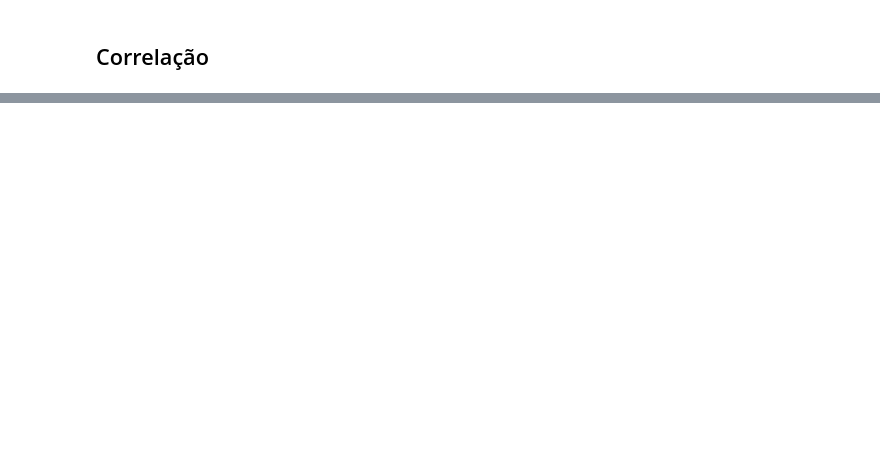
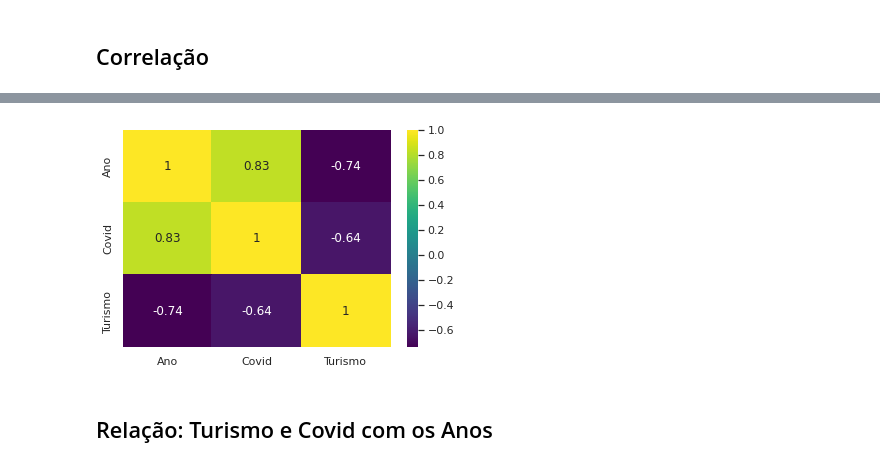
Before and after one commit to celsina/analise-turismo-internacional, a Jupyter notebook: Analise_Turismo/Analise_Turismo_Internacional.ipynb, the cells around one changed output, grey strips where cells are left out. Cells and saved outputs as stored; diff of their text form; code cells hidden in the pictures; blank space fills up the shorter version.

```diff
--- a/Analise_Turismo/Analise_Turismo_Internacional.ipynb
+++ b/Analise_Turismo/Analise_Turismo_Internacional.ipynb
@@ -565,0 +519,4 @@ Neste caso, o número de turistas internacionais desembarcados nos estados do no
+# %%
+# Lendo base de dados: covid e chegada de turistas
+
+turismo_covid = pd.read_csv('turismo_covid.csv')
@@ -565,0 +538,9 @@ Neste caso, o número de turistas internacionais desembarcados nos estados do no
+# %%
+# Correlação com os dados da covid o turismo e o ano
+
+turismo_covid.corr()
+sns.heatmap(turismo_covid.corr(), cmap='viridis', annot=True);
+# %% [output]
+[figure, added]
+# %% [markdown]
+## Relação: Turismo e Covid com os Anos
```
Also changed, not shown: parts of 30 cells of this notebook, 3 other files.
